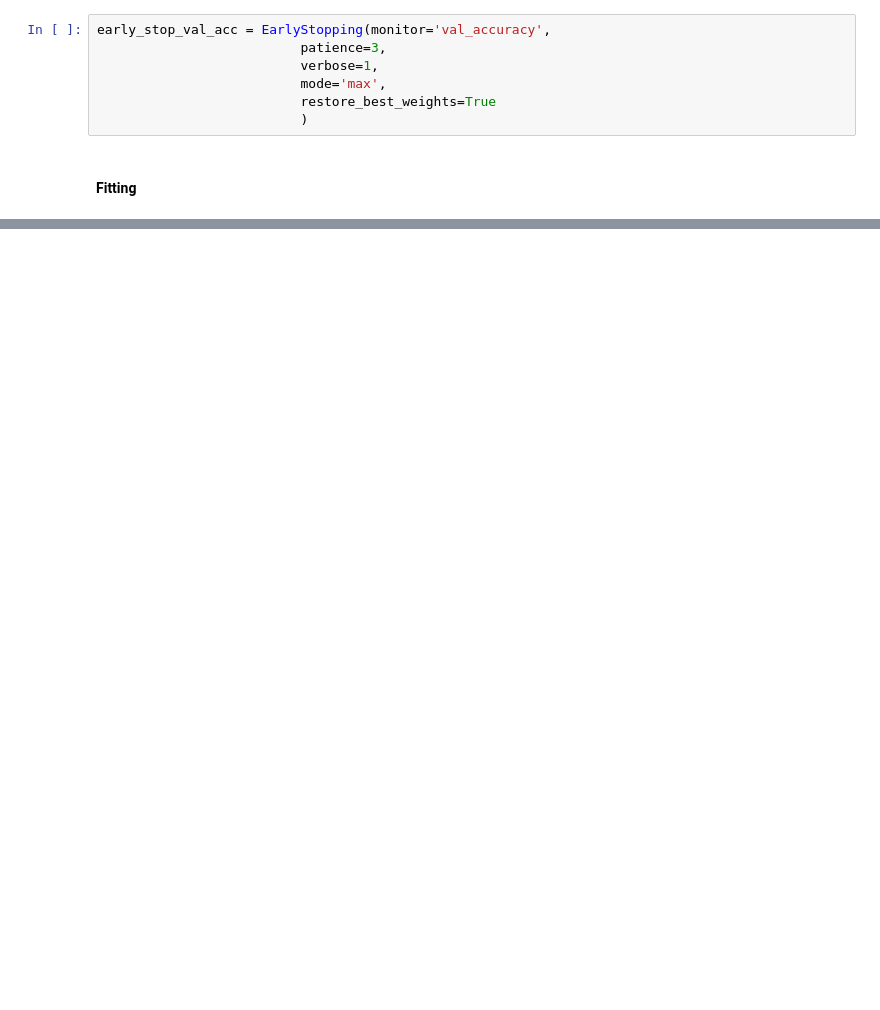
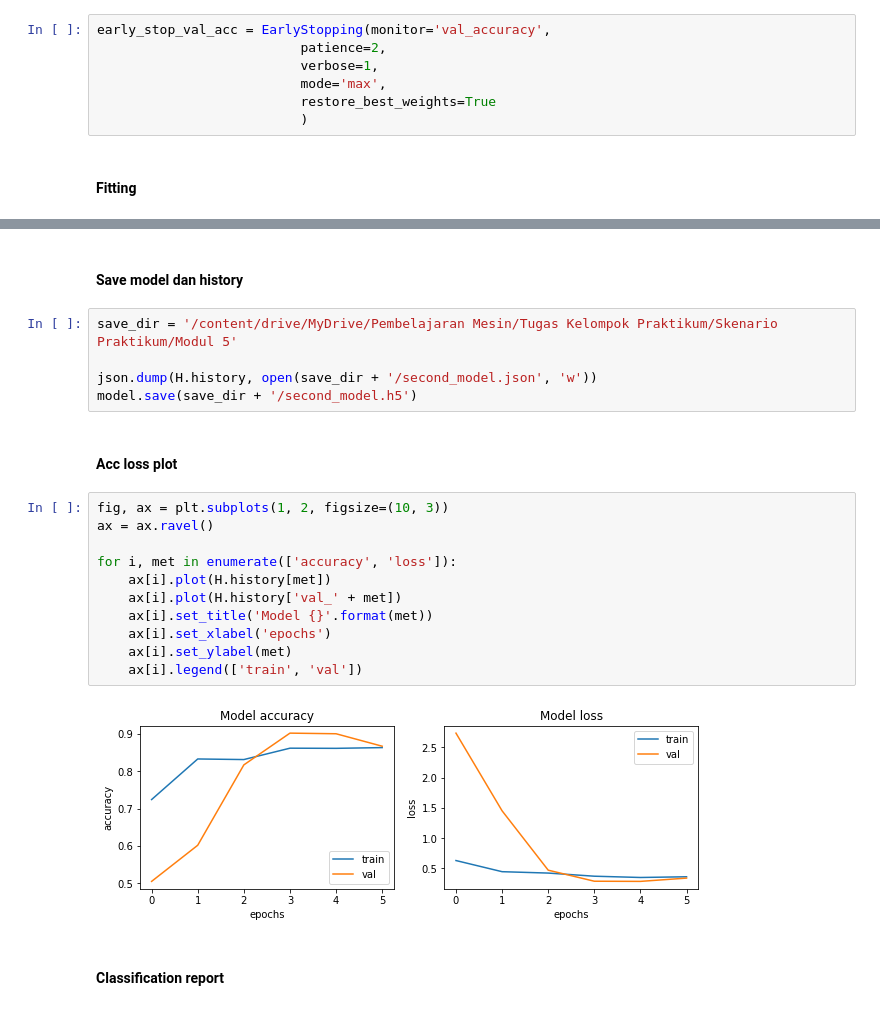
Before and after one commit to rickyhndrwn/TugasPraktikumML-18_247-18_249, a Jupyter notebook: Skenario Praktikum/Modul 5/Preprocessing_and_Modelling_Skenario_Praktikum_Modul_5.ipynb, the cells around one changed output, grey strips where cells are left out. Saved outputs shown, nothing was run; the diff lists cells and outputs as text; blank space fills up the shorter version.

Commit message:
fitting second model, menyimpan model dan history, evaluasi second model

```diff
--- a/Skenario Praktikum/Modul 5/Preprocessing_and_Modelling_Skenario_Praktikum_Modul_5.ipynb
+++ b/Skenario Praktikum/Modul 5/Preprocessing_and_Modelling_Skenario_Praktikum_Modul_5.ipynb
@@ -359,7 +359,7 @@ model.compile(optimizer=Adam(learning_rate=0.001),
 #### Callback
 # %%
 early_stop_val_acc = EarlyStopping(monitor='val_accuracy',
-                          patience=3,
+                          patience=2,
                           verbose=1,
                           mode='max',
                           restore_best_weights=True
@@ -374,0 +389,24 @@ H = model.fit(train_gen,
+# %% [markdown]
+#### Save model dan history
+# %%
+save_dir = '/content/drive/MyDrive/Pembelajaran Mesin/Tugas Kelompok Praktikum/Skenario Praktikum/Modul 5'
+
+json.dump(H.history, open(save_dir + '/second_model.json', 'w'))
+model.save(save_dir + '/second_model.h5')
+# %% [markdown]
+#### Acc loss plot
+# %%
+fig, ax = plt.subplots(1, 2, figsize=(10, 3))
+ax = ax.ravel()
+
+for i, met in enumerate(['accuracy', 'loss']):
+    ax[i].plot(H.history[met])
+    ax[i].plot(H.history['val_' + met])
+    ax[i].set_title('Model {}'.format(met))
+    ax[i].set_xlabel('epochs')
+    ax[i].set_ylabel(met)
+    ax[i].legend(['train', 'val'])
+# %% [output]
+[figure, added]
+# %% [markdown]
+#### Classification report
```
Also changed, not shown: parts of 4 cells of this notebook.
